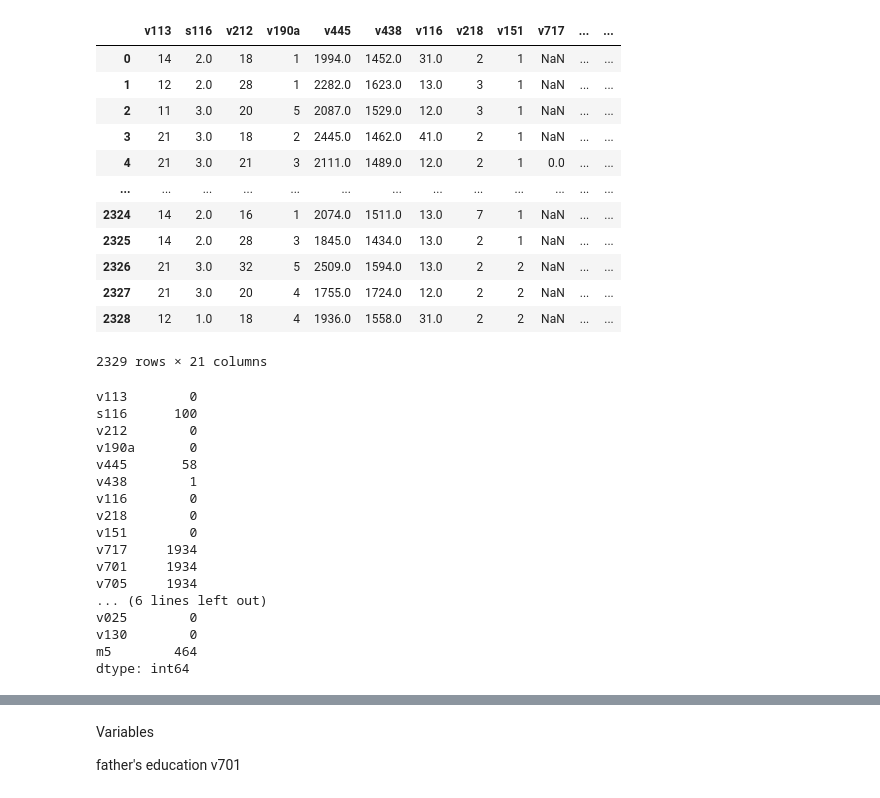
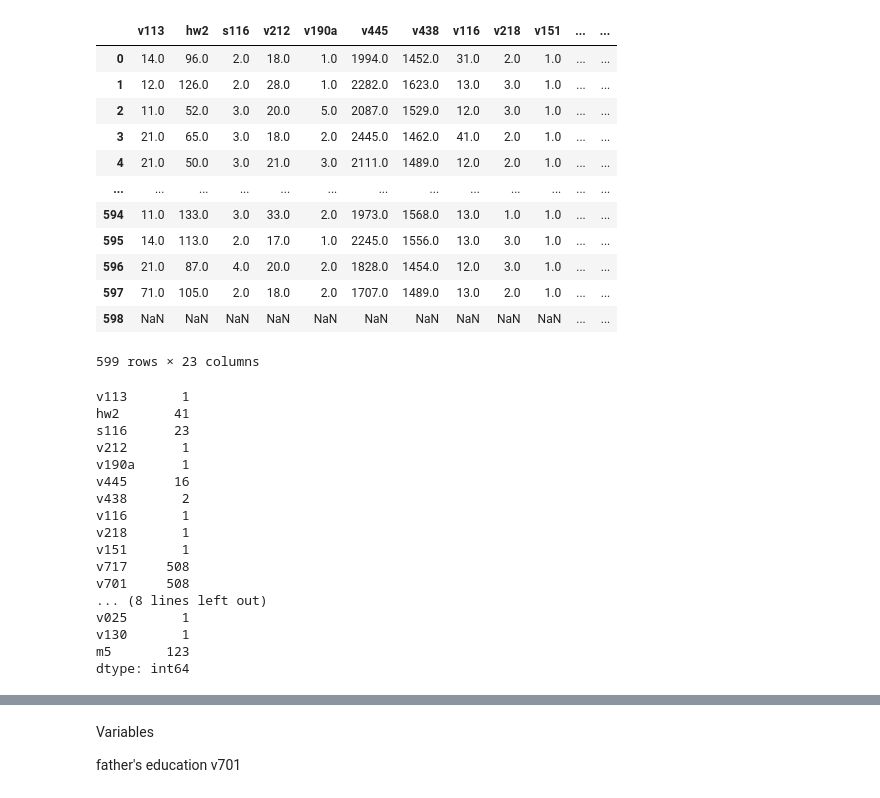
Before and after one commit to 444vj/Child-Malnutrition-01, a Jupyter notebook: preprocessed_data_dhs.ipynb, the cells around one changed output, grey strips where cells are left out. Drawn from its saved outputs; the diff is of its cells as text; code cells hidden in the pictures.

```diff
--- a/preprocessed_data_dhs.ipynb
+++ b/preprocessed_data_dhs.ipynb
@@ -3,41 +42,41 @@
 # %%
 import pandas as pd
 # %%
-df=pd.read_csv("/content/reduced_features.csv")
+df=pd.read_csv("/content/reduced_features_new.csv")
 df
 # %% [output]
-|  | v113 | s116 | v212 | v190a | v445 | v438 | v116 | v218 | v151 | v717 | ... | ... |
-| 0 | 14 | 2.0 | 18 | 1 | 1994.0 | 1452.0 | 31.0 | 2 | 1 | NaN | ... | ... |
-| 1 | 12 | 2.0 | 28 | 1 | 2282.0 | 1623.0 | 13.0 | 3 | 1 | NaN | ... | ... |
-| 2 | 11 | 3.0 | 20 | 5 | 2087.0 | 1529.0 | 12.0 | 3 | 1 | NaN | ... | ... |
-| 3 | 21 | 3.0 | 18 | 2 | 2445.0 | 1462.0 | 41.0 | 2 | 1 | NaN | ... | ... |
-| 4 | 21 | 3.0 | 21 | 3 | 2111.0 | 1489.0 | 12.0 | 2 | 1 | 0.0 | ... | ... |
+|  | v113 | hw2 | s116 | v212 | v190a | v445 | v438 | v116 | v218 | v151 | ... | ... |
+| 0 | 14.0 | 96.0 | 2.0 | 18.0 | 1.0 | 1994.0 | 1452.0 | 31.0 | 2.0 | 1.0 | ... | ... |
+| 1 | 12.0 | 126.0 | 2.0 | 28.0 | 1.0 | 2282.0 | 1623.0 | 13.0 | 3.0 | 1.0 | ... | ... |
+| 2 | 11.0 | 52.0 | 3.0 | 20.0 | 5.0 | 2087.0 | 1529.0 | 12.0 | 3.0 | 1.0 | ... | ... |
+| 3 | 21.0 | 65.0 | 3.0 | 18.0 | 2.0 | 2445.0 | 1462.0 | 41.0 | 2.0 | 1.0 | ... | ... |
+| 4 | 21.0 | 50.0 | 3.0 | 21.0 | 3.0 | 2111.0 | 1489.0 | 12.0 | 2.0 | 1.0 | ... | ... |
 | ... | ... | ... | ... | ... | ... | ... | ... | ... | ... | ... | ... | ... |
-| 2324 | 14 | 2.0 | 16 | 1 | 2074.0 | 1511.0 | 13.0 | 7 | 1 | NaN | ... | ... |
-| 2325 | 14 | 2.0 | 28 | 3 | 1845.0 | 1434.0 | 13.0 | 2 | 1 | NaN | ... | ... |
-| 2326 | 21 | 3.0 | 32 | 5 | 2509.0 | 1594.0 | 13.0 | 2 | 2 | NaN | ... | ... |
-| 2327 | 21 | 3.0 | 20 | 4 | 1755.0 | 1724.0 | 12.0 | 2 | 2 | NaN | ... | ... |
-| 2328 | 12 | 1.0 | 18 | 4 | 1936.0 | 1558.0 | 31.0 | 2 | 2 | NaN | ... | ... |
+| 594 | 11.0 | 133.0 | 3.0 | 33.0 | 2.0 | 1973.0 | 1568.0 | 13.0 | 1.0 | 1.0 | ... | ... |
+| 595 | 14.0 | 113.0 | 2.0 | 17.0 | 1.0 | 2245.0 | 1556.0 | 13.0 | 3.0 | 1.0 | ... | ... |
+| 596 | 21.0 | 87.0 | 4.0 | 20.0 | 2.0 | 1828.0 | 1454.0 | 12.0 | 3.0 | 1.0 | ... | ... |
+| 597 | 71.0 | 105.0 | 2.0 | 18.0 | 2.0 | 1707.0 | 1489.0 | 13.0 | 2.0 | 1.0 | ... | ... |
+| 598 | NaN | NaN | NaN | NaN | NaN | NaN | NaN | NaN | NaN | NaN | ... | ... |
-2329 rows × 21 columns
+599 rows × 23 columns
 # %%
 df.isnull().sum()
 # %% [output]
-v113        0
-s116      100
-v212        0
-v190a       0
-v445       58
-v438        1
-v116        0
-v218        0
-v151        0
-v717     1934
-v701     1934
-v705     1934
-... (6 lines left out)
-v025        0
-v130        0
-m5        464
+v113       1
+hw2       41
+s116      23
+v212       1
+v190a      1
+v445      16
+v438       2
+v116       1
+v218       1
+v151       1
+v717     508
+v701     508
+... (8 lines left out)
+v025       1
+v130       1
+m5       123
 dtype: int64
 # %%
 df.isna().sum()
```
Also changed, not shown: parts of 58 cells of this notebook.
